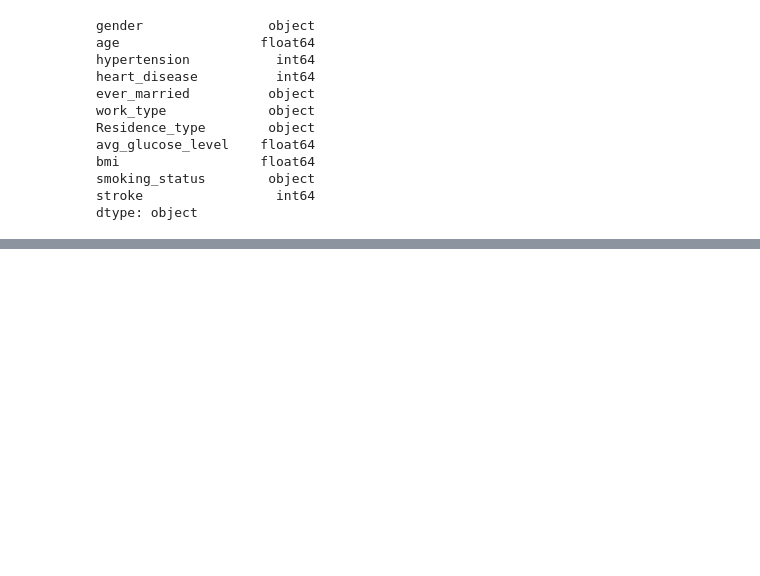
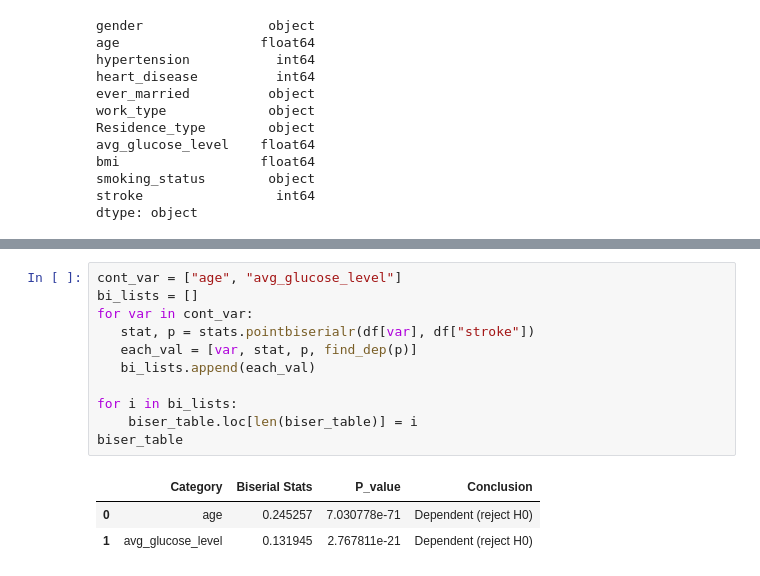
Before and after one commit to summerthia02/bt4222_project, a Jupyter notebook: BT4222.ipynb, the cells around one changed output, grey strips where cells are left out. Saved outputs shown, nothing was run; the diff lists cells and outputs as text; blank space fills up the shorter version.

```diff
--- a/BT4222.ipynb
+++ b/BT4222.ipynb
@@ -156,0 +218,15 @@ df
+# %%
+cont_var = ["age", "avg_glucose_level"]
+bi_lists = []
+for var in cont_var:
+   stat, p = stats.pointbiserialr(df[var], df["stroke"])
+   each_val = [var, stat, p, find_dep(p)]
+   bi_lists.append(each_val)
+
+for i in bi_lists:
+    biser_table.loc[len(biser_table)] = i
+biser_table
+# %% [output]
+|  | Category | Biserial Stats | P_value | Conclusion |
+| 0 | age | 0.245257 | 7.030778e-71 | Dependent (reject H0) |
+| 1 | avg_glucose_level | 0.131945 | 2.767811e-21 | Dependent (reject H0) |
```
Also changed, not shown: parts of 18 cells of this notebook, 3 other files.
